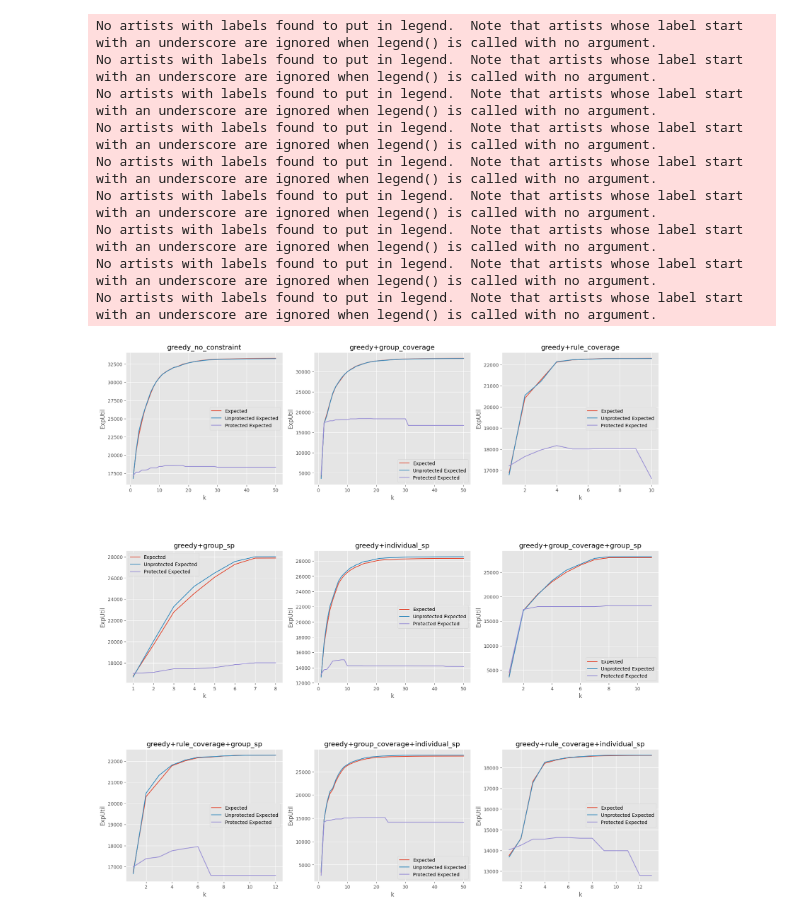
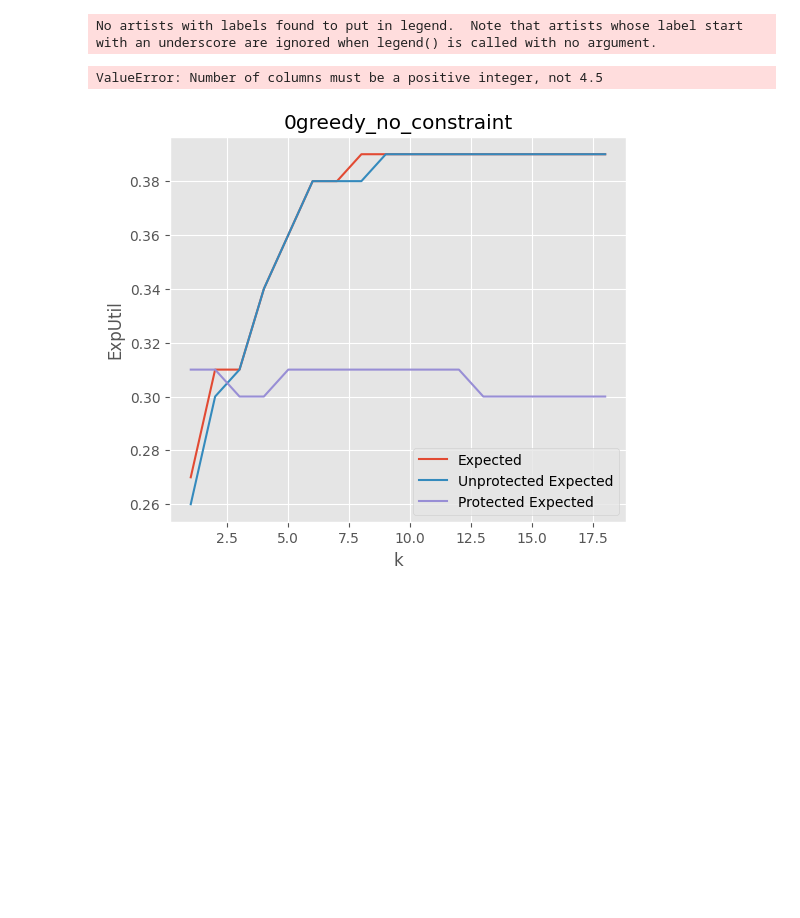
Before and after one commit to nativlevy/FairCap, a Jupyter notebook: src/tools/summarize.ipynb, the cells around one changed output. Drawn from its saved outputs; the diff is of its cells as text; code cells hidden in the pictures; blank space fills up the shorter version.

```diff
--- a/src/tools/summarize.ipynb
+++ b/src/tools/summarize.ipynb
@@ -11,21 +12,15 @@ execTimeVsSize(output_path)
 # %%
 
+from summarize import *
 # Define output path
 # Path should include all variants
-output_path = "/Users/bcyl/FairPrescriptionRules/output/GDP/so_full"
+output_path = "/Users/bcyl/FairPrescriptionRules/output/credit_risk/gc_full"
 # Analyze expected utilities over k
 expUtitVsK(output_path)
 # %% [output]
 No artists with labels found to put in legend.  Note that artists whose label start with an underscore are ignored when legend() is called with no argument.
-No artists with labels found to put in legend.  Note that artists whose label start with an underscore are ignored when legend() is called with no argument.
-No artists with labels found to put in legend.  Note that artists whose label start with an underscore are ignored when legend() is called with no argument.
-No artists with labels found to put in legend.  Note that artists whose label start with an underscore are ignored when legend() is called with no argument.
-No artists with labels found to put in legend.  Note that artists whose label start with an underscore are ignored when legend() is called with no argument.
-No artists with labels found to put in legend.  Note that artists whose label start with an underscore are ignored when legend() is called with no argument.
-No artists with labels found to put in legend.  Note that artists whose label start with an underscore are ignored when legend() is called with no argument.
-No artists with labels found to put in legend.  Note that artists whose label start with an underscore are ignored when legend() is called with no argument.
-No artists with labels found to put in legend.  Note that artists whose label start with an underscore are ignored when legend() is called with no argument.
+ValueError: Number of columns must be a positive integer, not 4.5
-[figure, old version]
+[figure, new version]
 # %%
 
 # Define output path
```
Also changed, not shown: parts of 5 cells of this notebook, 17 other files.
